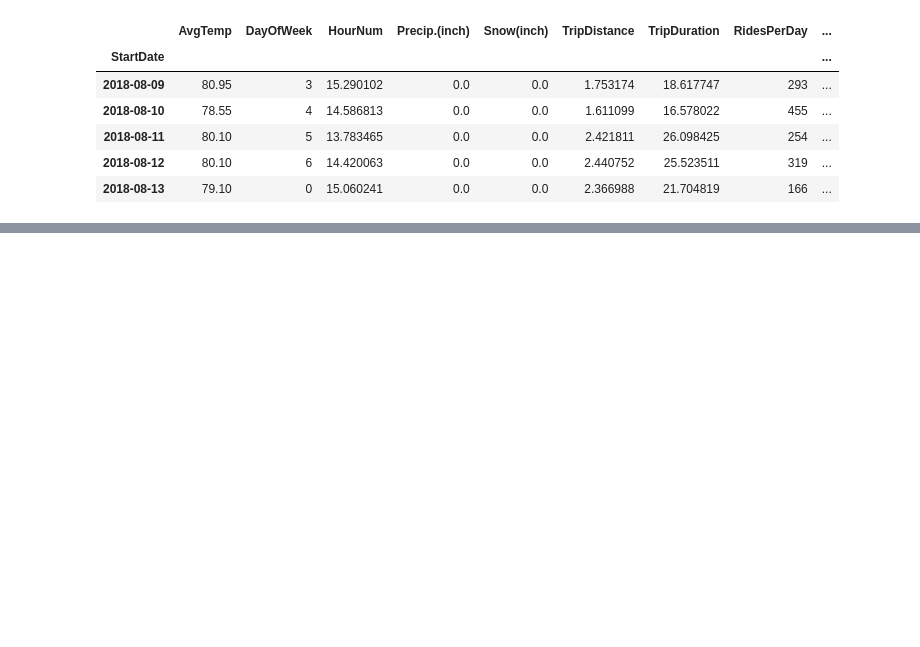
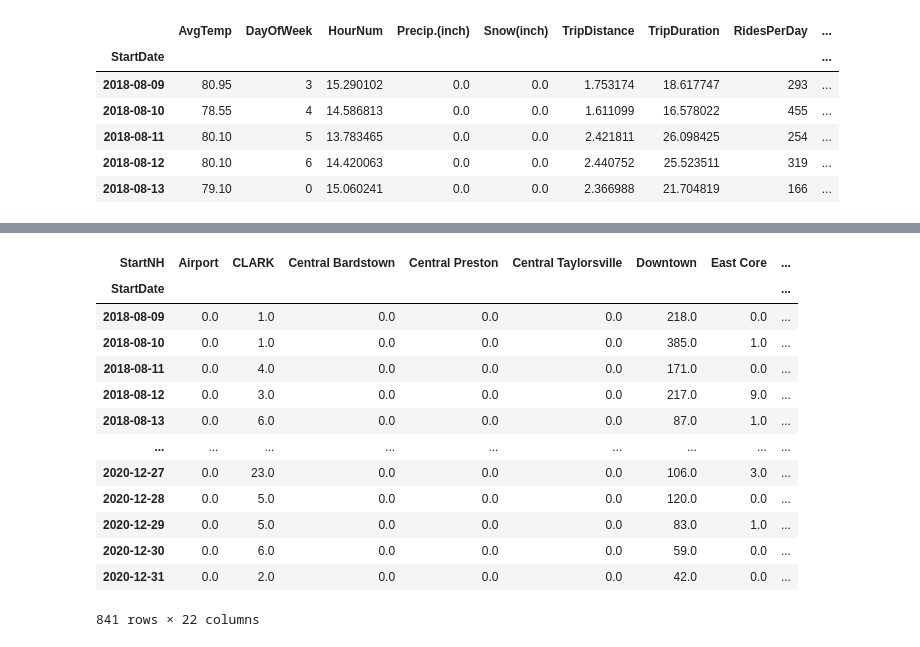
Before and after one commit to abhiram540/TripDataAnalysis-CityOfLouisville-DocklessVehicles, a Jupyter notebook: 7.6 Capstone Two Data Wrangling.ipynb, the cells around one changed output, grey strips where cells are left out. Cells and saved outputs as stored; diff of their text form; code cells hidden in the pictures; blank space fills up the shorter version.

Commit message:
Feature Engineering (cont..)
Created a new DataFrame with data containing No. Of Rides per day in each neighborhood.

```diff
--- a/7.6 Capstone Two Data Wrangling.ipynb
+++ b/7.6 Capstone Two Data Wrangling.ipynb
@@ -1486,0 +1498,7 @@ In the above dataframe 'df_prep', the DayOfWeek column has numbers 0-6 represent
+# %%
+#gdf["StartNH"].value_counts()
+
+df_nh_rpd = pd.DataFrame(gdf.groupby(['StartDate', 'StartNH']).size())
+df_nh_rpd.columns = ['NHRCounts']
+df_nh_rpd.head()
+#df_nh_rpd = pd.DataFrame(gdf["StartNH"].value_counts()).sort_index()
@@ -1486,0 +1513,3 @@ In the above dataframe 'df_prep', the DayOfWeek column has numbers 0-6 represent
+# %%
+df_nh_rpd = df_nh_rpd.reset_index(level=['StartNH'])
+df_nh_rpd
@@ -1486,0 +1531,17 @@ In the above dataframe 'df_prep', the DayOfWeek column has numbers 0-6 represent
+# %%
+df_nh_rpd.pivot(columns='StartNH', values='NHRCounts').fillna(0)
+# %% [output]
+| StartNH | Airport | CLARK | Central Bardstown | Central Preston | Central Taylorsville | Downtown | East Core | ... |
+| StartDate |  |  |  |  |  |  |  | ... |
+| 2018-08-09 | 0.0 | 1.0 | 0.0 | 0.0 | 0.0 | 218.0 | 0.0 | ... |
+| 2018-08-10 | 0.0 | 1.0 | 0.0 | 0.0 | 0.0 | 385.0 | 1.0 | ... |
+| 2018-08-11 | 0.0 | 4.0 | 0.0 | 0.0 | 0.0 | 171.0 | 0.0 | ... |
+| 2018-08-12 | 0.0 | 3.0 | 0.0 | 0.0 | 0.0 | 217.0 | 9.0 | ... |
+| 2018-08-13 | 0.0 | 6.0 | 0.0 | 0.0 | 0.0 | 87.0 | 1.0 | ... |
+| ... | ... | ... | ... | ... | ... | ... | ... | ... |
+| 2020-12-27 | 0.0 | 23.0 | 0.0 | 0.0 | 0.0 | 106.0 | 3.0 | ... |
+| 2020-12-28 | 0.0 | 5.0 | 0.0 | 0.0 | 0.0 | 120.0 | 0.0 | ... |
+| 2020-12-29 | 0.0 | 5.0 | 0.0 | 0.0 | 0.0 | 83.0 | 1.0 | ... |
+| 2020-12-30 | 0.0 | 6.0 | 0.0 | 0.0 | 0.0 | 59.0 | 0.0 | ... |
+| 2020-12-31 | 0.0 | 2.0 | 0.0 | 0.0 | 0.0 | 42.0 | 0.0 | ... |
+841 rows × 22 columns
```
Also changed, not shown: parts of 5 cells of this notebook.
